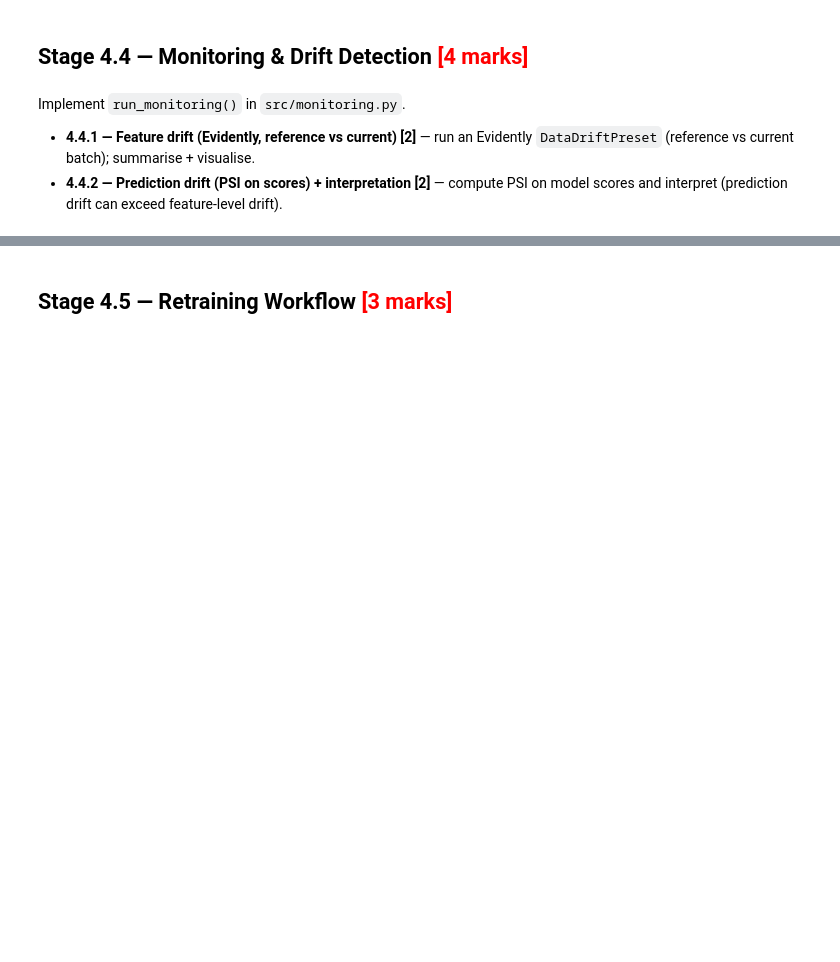
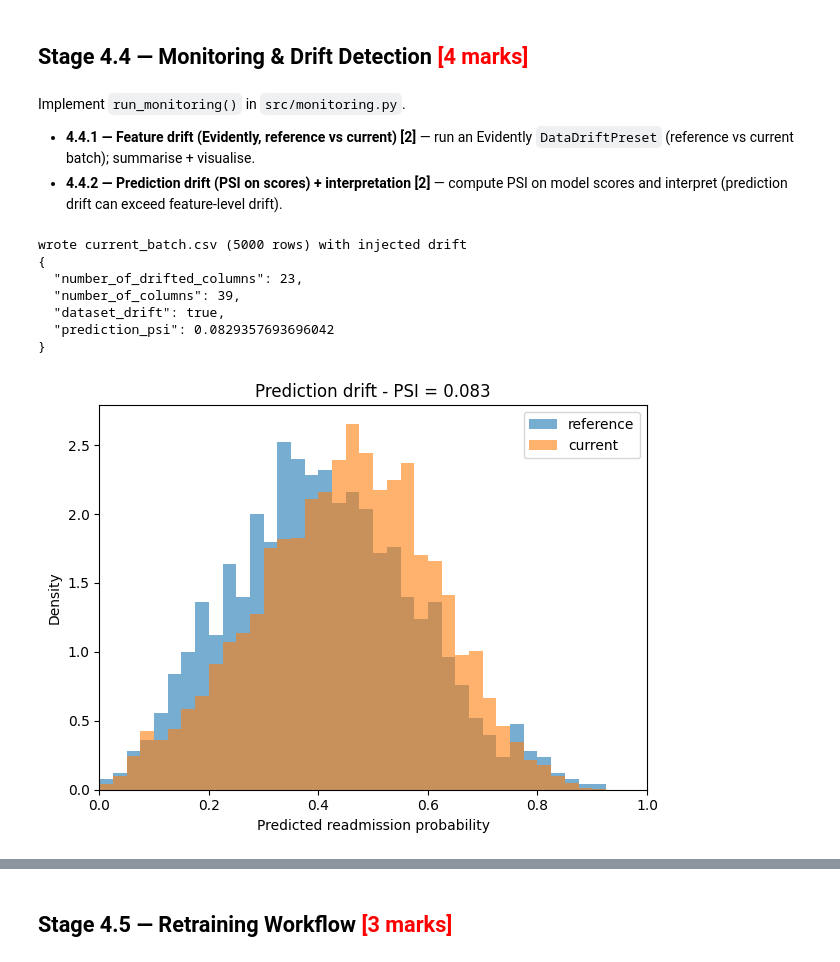
Before and after one commit to rahulgopiofficial/hospital_readmittance, a Jupyter notebook: Operations_Monitoring_and_Evidence.ipynb, the cells around one changed output, grey strips where cells are left out. Cells and saved outputs as stored; diff of their text form; code cells hidden in the pictures; blank space fills up the shorter version.

```diff
--- a/Operations_Monitoring_and_Evidence.ipynb
+++ b/Operations_Monitoring_and_Evidence.ipynb
@@ -163,33 +194,43 @@ Implement `run_monitoring()` in `src/monitoring.py`.
 # print("Using:", monitoring.__file__)
 # importlib.reload(monitoring)
 
 # summary = monitoring.run_monitoring()
 # print(summary)
 
 
 
 import importlib
 import json
 import matplotlib.pyplot as plt
 from src import generate_current_batch, monitoring
 importlib.reload(monitoring)
 
 import warnings
 warnings.simplefilter("ignore")
 
 # 4.4.1 - simulate a production batch with injected drift, then Evidently drift (reference vs current)
 generate_current_batch.main()
 summary = monitoring.run_monitoring()
 print(json.dumps(summary, indent=2))
 
 # 4.4.2 - prediction drift: PSI on model scores + score distributions
+# density=True so the 1,000-row reference and 5,000-row current batch are on the same scale
 _, _, ref_scores, cur_scores = monitoring.load_scored_batches()
-plt.hist(ref_scores, bins=40, range=(0, 1), alpha=0.6, label="reference")
-plt.hist(cur_scores, bins=40, range=(0, 1), alpha=0.6, label="current")
+plt.hist(ref_scores, bins=40, range=(0, 1), alpha=0.6, density=True, label="reference")
+plt.hist(cur_scores, bins=40, range=(0, 1), alpha=0.6, density=True, label="current")
 plt.xlim(0, 1)
 plt.xlabel("Predicted readmission probability")
-plt.ylabel("Number of encounters")
+plt.ylabel("Density")
 plt.title(f"Prediction drift - PSI = {summary['prediction_psi']:.3f}")
 plt.legend()
 plt.tight_layout()
 plt.show()
+# %% [output]
+wrote current_batch.csv (5000 rows) with injected drift
+{
+  "number_of_drifted_columns": 23,
+  "number_of_columns": 39,
+  "dataset_drift": true,
+  "prediction_psi": 0.0829357693696042
+}
+[figure, added]
```
Also changed, not shown: parts of 13 cells of this notebook, 1 other file.
